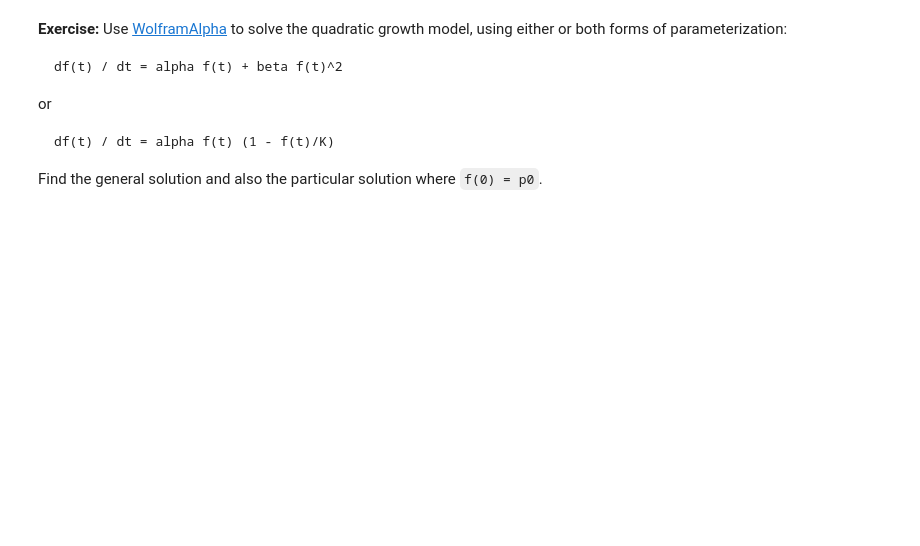
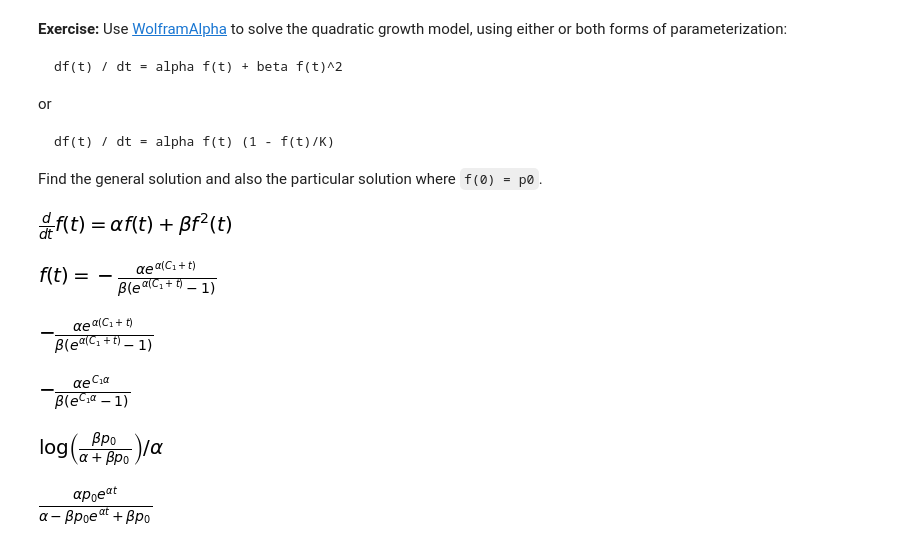
Before and after one commit to QuinnKelley/ModSimPy, a Jupyter notebook: code/chap04sympymine.ipynb, the cells around one changed output. Saved outputs shown, nothing was run; the diff lists cells and outputs as text; code cells hidden in the pictures; blank space fills up the shorter version.

```diff
--- a/code/chap04sympymine.ipynb
+++ b/code/chap04sympymine.ipynb
@@ -272,3 +272,36 @@ or
     df(t) / dt = alpha f(t) (1 - f(t)/K)
 
 Find the general solution and also the particular solution where `f(0) = p0`.
+# %%
+alpha, beta = symbols('alpha beta')
+# %%
+eq4 = Eq(diff(f(t), t), alpha*f(t) + beta*f(t)**2)
+eq4
+# %% [output]
+[figure, added]
+# %%
+solution_eq = dsolve(eq4)
+solution_eq
+# %% [output]
+[figure, added]
+# %%
+general = solution_eq.rhs
+general
+# %% [output]
+[figure, added]
+# %%
+at0 = general.subs(t, 0)
+at0
+# %% [output]
+[figure, added]
+# %%
+solutions = solve(Eq(at0, p0), C1)
+value_of_C1 = solutions[0]
+value_of_C1
+# %% [output]
+[figure, added]
+# %%
+particular = general.subs(C1, value_of_C1)
+particular.simplify()
+# %% [output]
+[figure, added]
```
Also changed, not shown: parts of 25 cells of this notebook, 33 other files.
